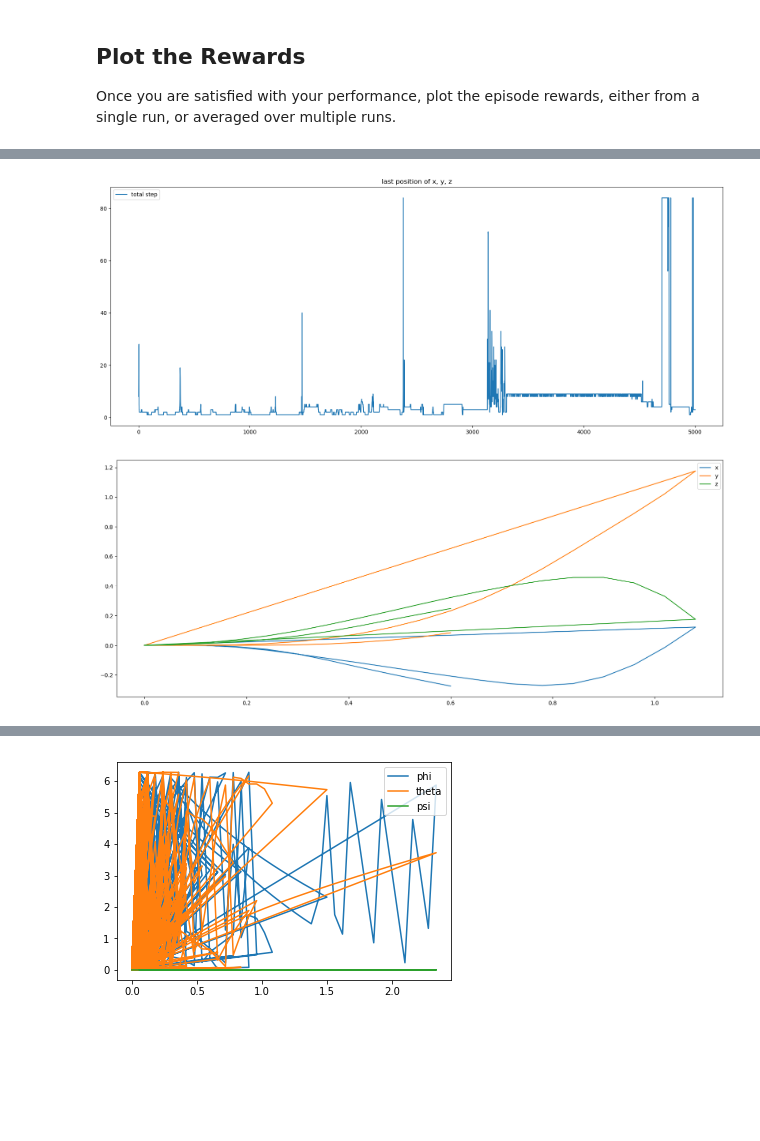
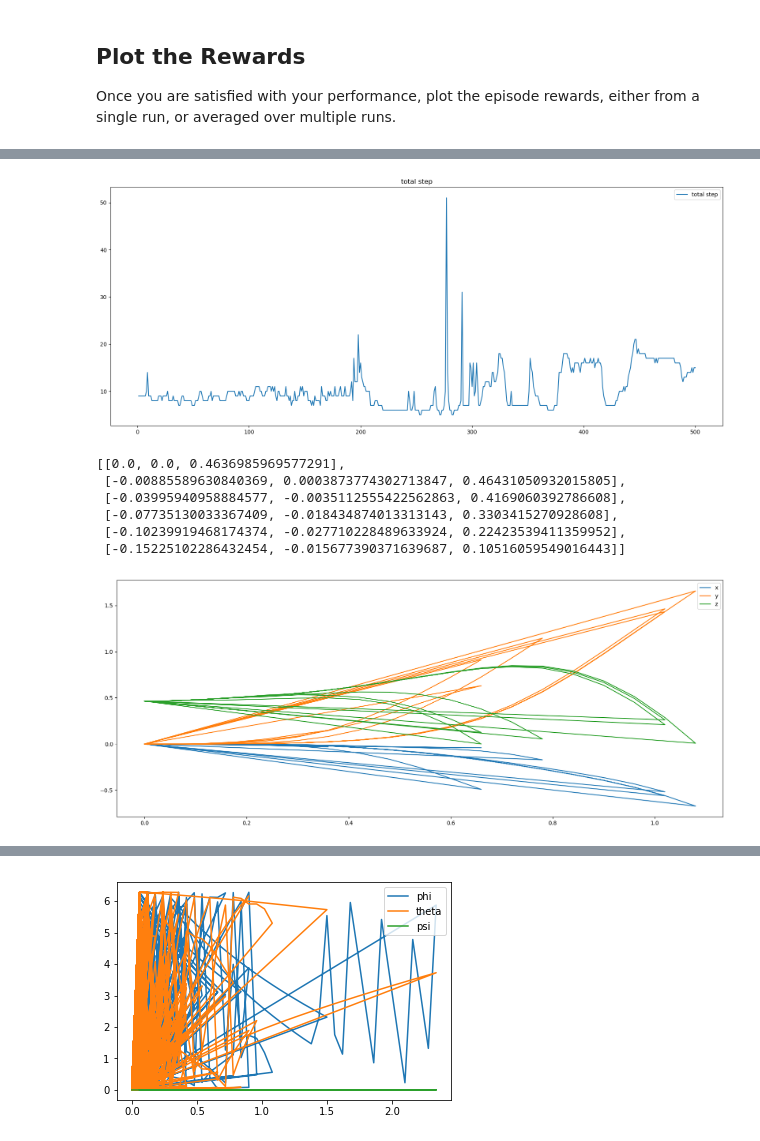
Before and after one commit to SiweiWang/RL-Quadcopter, a Jupyter notebook: Quadcopter_Project.ipynb, the cells around one changed output, grey strips where cells are left out. Cells and saved outputs as stored; diff of their text form; code cells hidden in the pictures; blank space fills up the shorter version.

```diff
--- a/Quadcopter_Project.ipynb
+++ b/Quadcopter_Project.ipynb
@@ -310,36 +318,45 @@ _ = plt.ylim()
 # %%
 ## Plot total number of steps
 plt.figure(figsize=(20,8),dpi=100)
-plt.title('last position of x, y, z')
+plt.title('total step')
 
 plt.plot( range(1, num_episodes+1), esp_list, label='total step')
 plt.legend()
 _ = plt.ylim()
 # %% [output]
-[figure, old version]
+[figure, new version]
+# %%
+all_positions[-10]
+# %% [output]
+[[0.0, 0.0, 0.4636985969577291],
+ [-0.00885589630840369, 0.0003873774302713847, 0.46431050932015805],
+ [-0.03995940958884577, -0.0035112555422562863, 0.4169060392786608],
+ [-0.07735130033367409, -0.018434874013313143, 0.3303415270928608],
+ [-0.10239919468174374, -0.027710228489633924, 0.22423539411359952],
+ [-0.15225102286432454, -0.015677390371639687, 0.10516059549016443]]
 # %%
 import matplotlib.pyplot as plt
 %matplotlib inline
 
 def plot_location_graph(start, end):
     plt.figure(figsize=(20,8),dpi=100)
     plt.plot(results['time'][start:end], results['x'][start:end], label='x')
     plt.plot(results['time'][start:end], results['y'][start:end], label='y')
     plt.plot(results['time'][start:end], results['z'][start:end], label='z')
     plt.legend()
     _ = plt.ylim()
 
 
-plot_location_graph(0, 30)
+plot_location_graph(0, 100)
 # start_count =0
 # i_esp = 0
 # for step in esp_list:
 #     print(i_esp)
 #     i_esp += 1
 #     plot_location_graph(start_count, start_count+step)
 #     start_count += step
 # %% [output]
-[figure, old version]
+[figure, new version]
 # %%
 import matplotlib.pyplot as plt
 %matplotlib inline
```
Also changed, not shown: parts of 15 cells of this notebook, 7 other files.
